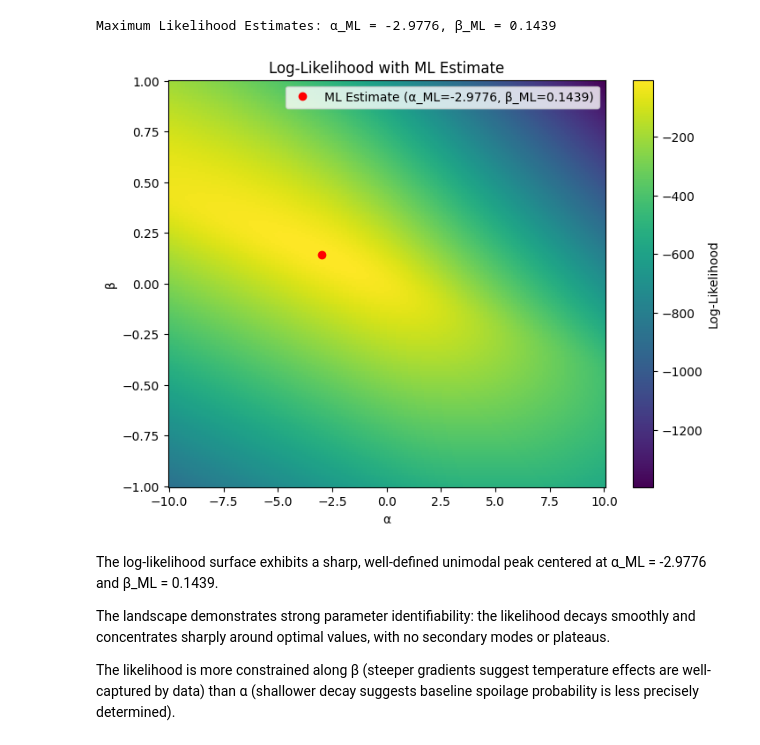
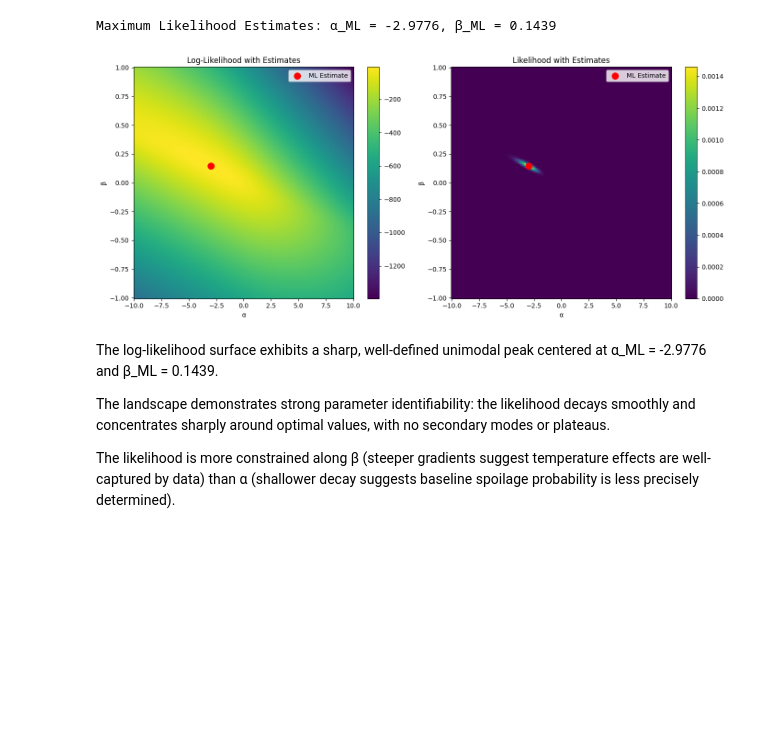
Before and after one commit to Axeeh/MushroomCultivation, a Jupyter notebook: notebook.ipynb, the cells around one changed output. Cells and saved outputs as stored; diff of their text form; code cells hidden in the pictures; blank space fills up the shorter version.

```diff
--- a/notebook.ipynb
+++ b/notebook.ipynb
@@ -116,22 +113,49 @@ print(f"Maximum Likelihood Estimates: α_ML = {alpha_ml:.4f}, β_ML = {beta_ml:.
 # %% [output]
 Maximum Likelihood Estimates: α_ML = -2.9776, β_ML = 0.1439
 # %%
-# Plot the likelihood function with the ML estimate
-fig, ax = plt.subplots(figsize=(8, 6))
+# # Plot the likelihood function with the ML estimate
+# fig, ax = plt.subplots(figsize=(8, 6))
 
-pc = ax.pcolormesh(A, B, LL, shading='auto', cmap="viridis")
-ax.set_title("Log-Likelihood with ML Estimate")
-ax.set_xlabel("α")
-ax.set_ylabel("β")
-fig.colorbar(pc, ax=ax, label="Log-Likelihood")
+# pc = ax.pcolormesh(A, B, LL, shading='auto', cmap="viridis")
+# ax.set_title("Log-Likelihood with ML Estimate")
+# ax.set_xlabel("α")
+# ax.set_ylabel("β")
+# fig.colorbar(pc, ax=ax, label="Log-Likelihood")
 
-# Overlay the ML estimate
-ax.plot(alpha_ml, beta_ml, 'ro', label=f"ML Estimate (α_ML={alpha_ml:.4f}, β_ML={beta_ml:.4f})")
-ax.legend()
+# # Overlay the ML estimate
+# ax.plot(alpha_ml, beta_ml, 'ro', label=f"ML Estimate (α_ML={alpha_ml:.4f}, β_ML={beta_ml:.4f})")
+# ax.legend()
 
+# plt.show()
+
+fig, axes = plt.subplots(1, 2, figsize=(14, 6))
+
+# log-Likelihood
+pc1 = axes[0].pcolormesh(A, B, LL, shading='auto', cmap="viridis")
+axes[0].set_title("Log-Likelihood with Estimates")
+axes[0].set_xlabel("α")
+axes[0].set_ylabel("β")
+
+axes[0].scatter(alpha_ml, beta_ml, color='red', marker='o', s=100, label='ML Estimate', zorder=5)
+
+fig.colorbar(pc1, ax=axes[0])
+axes[0].legend()
+
+# likelihood
+pc2 = axes[1].pcolormesh(A, B, L, shading='auto', cmap="viridis")
+axes[1].set_title("Likelihood with Estimates")
+axes[1].set_xlabel("α")
+axes[1].set_ylabel("β")
+
+axes[1].scatter(alpha_ml, beta_ml, color='red', marker='o', s=100, label='ML Estimate', zorder=5)
+
+fig.colorbar(pc2, ax=axes[1])
+axes[1].legend()
+
+plt.tight_layout()
 plt.show()
 # %% [output]
-[figure, old version]
+[figure, new version]
 # %% [markdown]
 The log-likelihood surface exhibits a sharp, well-defined unimodal peak centered at α_ML = -2.9776 and β_ML = 0.1439.
 
```
Also changed, not shown: parts of 6 cells of this notebook, 3 other files.
